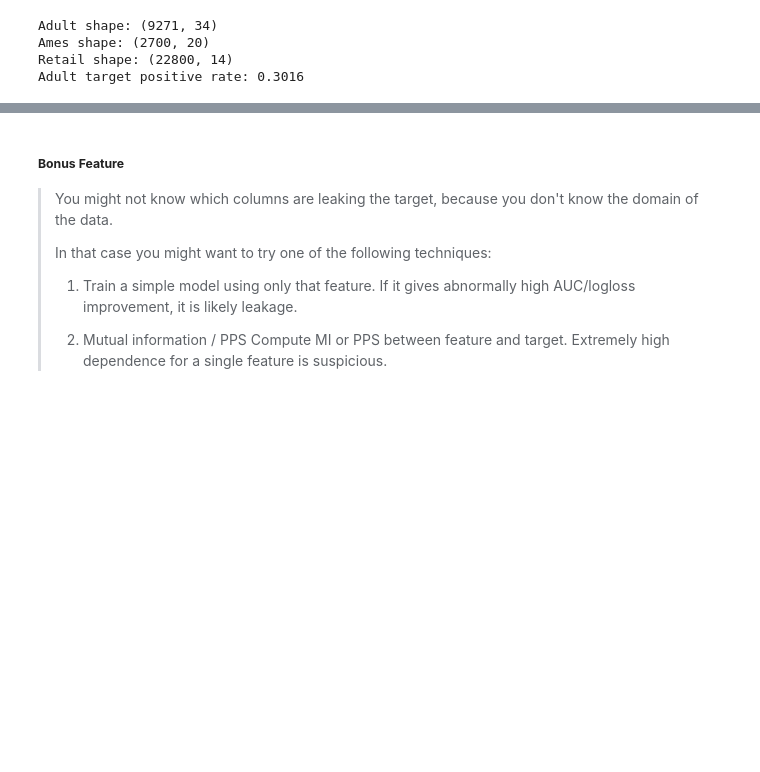
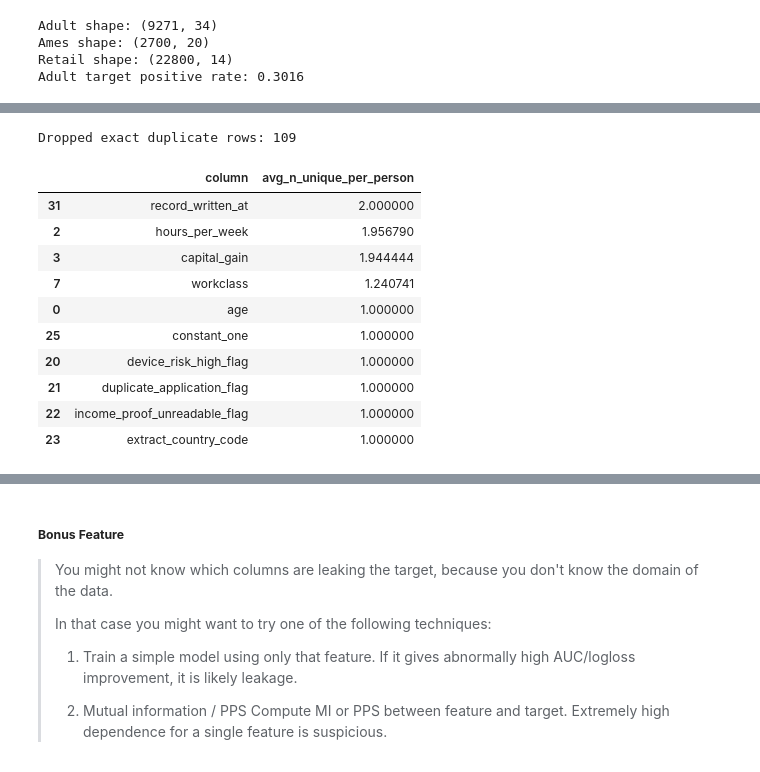
Before and after one commit to CardoAI/ml_industry_course, a Jupyter notebook: day1/datapreprocessing_featureengineering.ipynb, the cells around one changed output, grey strips where cells are left out. Cells and saved outputs as stored; diff of their text form; code cells hidden in the pictures; blank space fills up the shorter version.

```diff
--- a/day1/datapreprocessing_featureengineering.ipynb
+++ b/day1/datapreprocessing_featureengineering.ipynb
@@ -260,0 +262,42 @@ show(audit_suspects, n=20)
+# %%
+target_cols = [c for c in [TARGET_COL, TARGET_BIN_COL] if c in adult.columns]
+id_cols = [c for c in ID_COLS if c in adult.columns]
+
+# 1. Drop rows that are exact duplicates.
+n_exact_duplicate_rows = int(adult.duplicated().sum())
+adult = adult.drop_duplicates(ignore_index=True).copy()
+print("Dropped exact duplicate rows:", n_exact_duplicate_rows)
+# %% [output]
+Dropped exact duplicate rows: 109
+# %%
+duplicate_id_change_summary = pd.DataFrame(columns=["column", "avg_n_unique_per_person"])
+
+if id_cols:
+    id_col = id_cols[0]
+    duplicate_id_mask = adult.duplicated(subset=[id_col], keep=False)
+
+    if duplicate_id_mask.any():
+        duplicate_id_change_summary = (
+            adult.loc[duplicate_id_mask]
+            .fillna("missing")
+            .groupby(id_col).nunique()
+            .mean(axis=0)
+            .rename("avg_n_unique_per_person")
+            .reset_index()
+            .rename(columns={"index": "column"})
+            .sort_values("avg_n_unique_per_person", ascending=False)
+        )
+
+show(duplicate_id_change_summary, n=10)
+# %% [output]
+|  | column | avg_n_unique_per_person |
+| 31 | record_written_at | 2.000000 |
+| 2 | hours_per_week | 1.956790 |
+| 3 | capital_gain | 1.944444 |
+| 7 | workclass | 1.240741 |
+| 0 | age | 1.000000 |
+| 25 | constant_one | 1.000000 |
+| 20 | device_risk_high_flag | 1.000000 |
+| 21 | duplicate_application_flag | 1.000000 |
+| 22 | income_proof_unreadable_flag | 1.000000 |
+| 23 | extract_country_code | 1.000000 |
```
Also changed, not shown: parts of 8 cells of this notebook, 2 other files.
